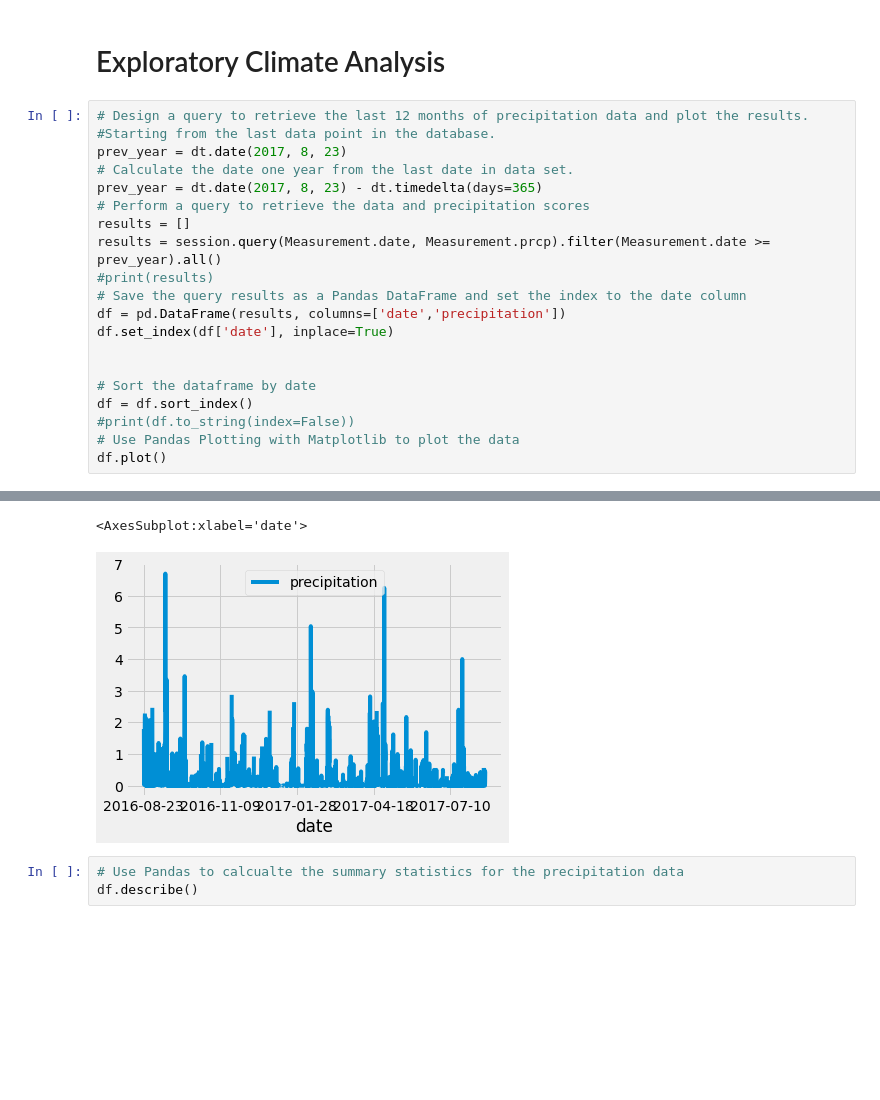
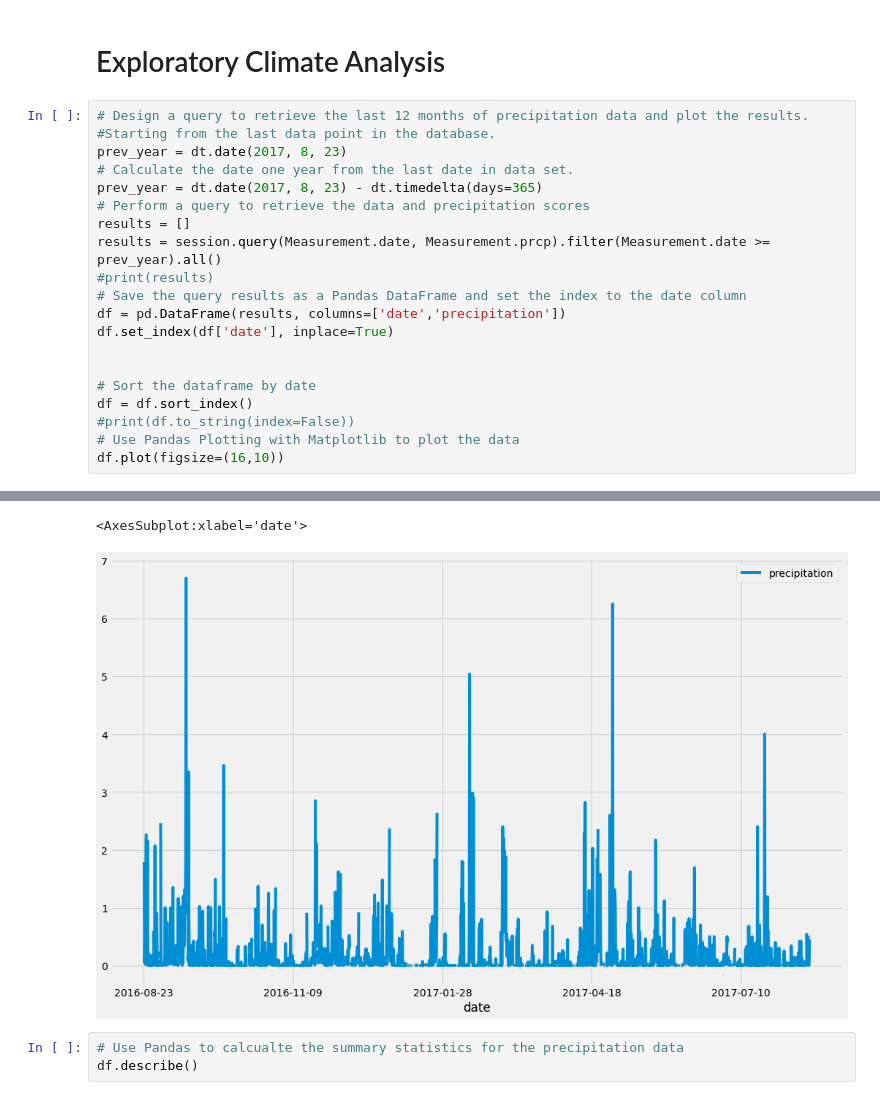
Before and after one commit to Radi390/surfs_up, a Jupyter notebook: climate_analysis.ipynb, the cells around one changed output, grey strips where cells are left out. Drawn from its saved outputs; the diff is of its cells as text; blank space fills up the shorter version.

```diff
--- a/climate_analysis.ipynb
+++ b/climate_analysis.ipynb
@@ -74,5 +74,5 @@ df.set_index(df['date'], inplace=True)
 df = df.sort_index()
 #print(df.to_string(index=False))
 # Use Pandas Plotting with Matplotlib to plot the data
-df.plot()
+df.plot(figsize=(16,10))
 # %% [output]
@@ -84,5 +83,5 @@ WHERE measurement.date >= ?
 <AxesSubplot:xlabel='date'>
-[figure, old version]
+[figure, new version]
 # %%
 # Use Pandas to calcualte the summary statistics for the precipitation data
 df.describe()
```
Also changed, not shown: parts of 6 cells of this notebook, 6 other files.
